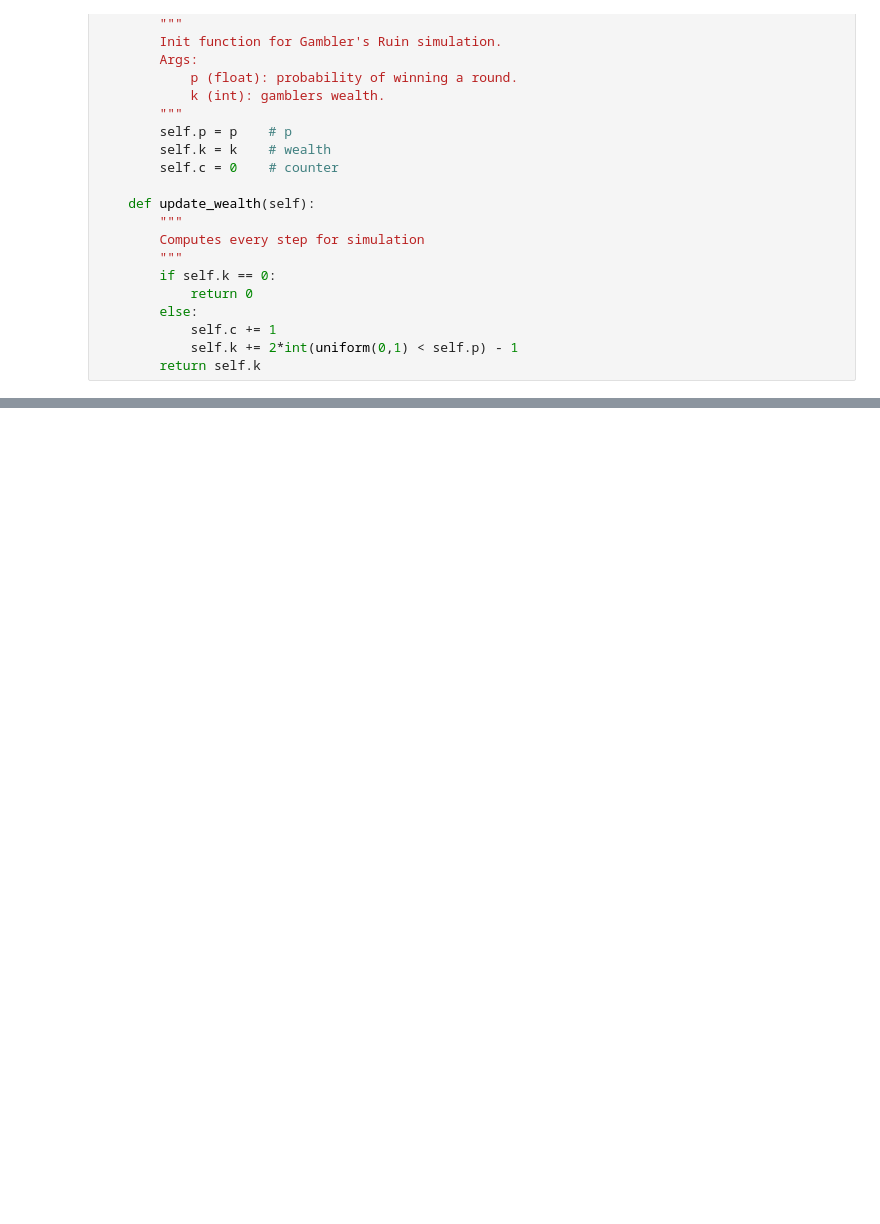
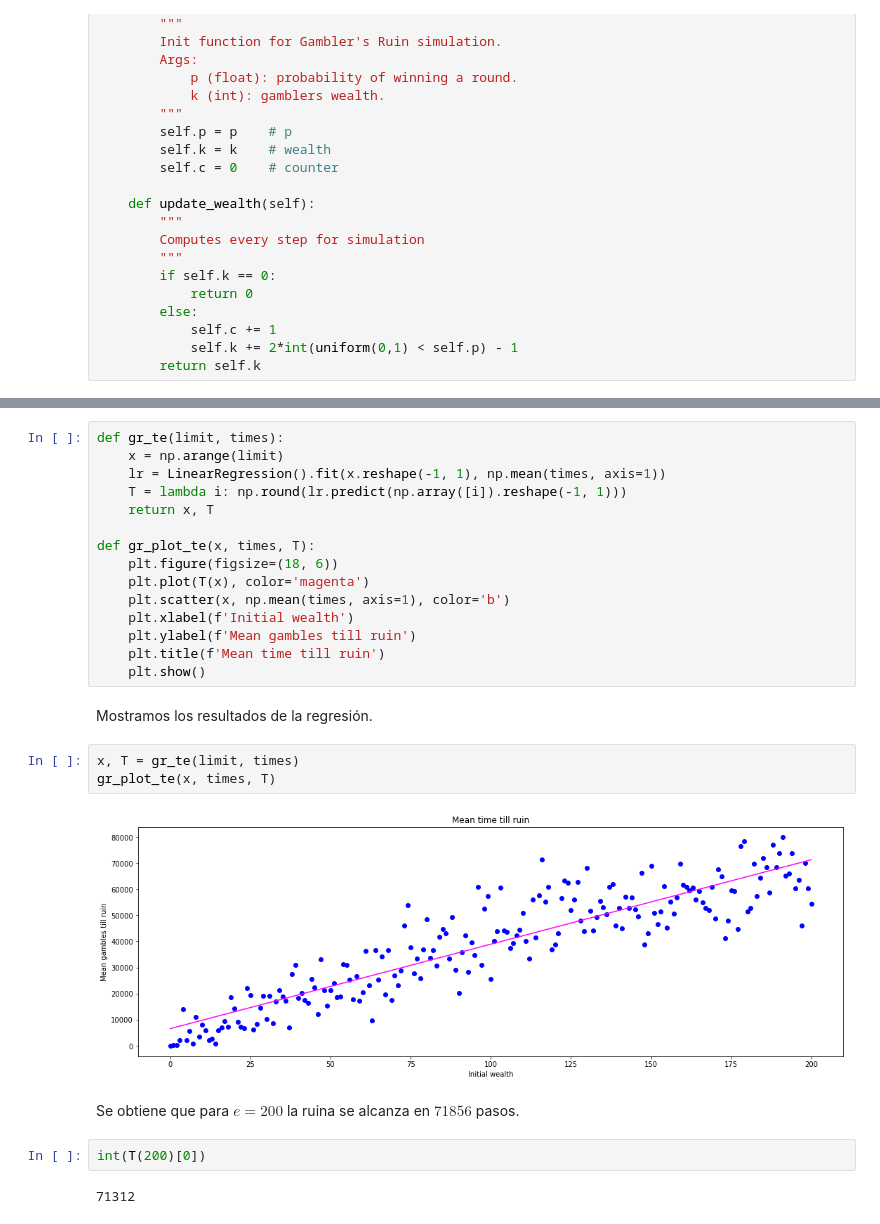
Before and after one commit to glorelvalle/g-mucd, a Jupyter notebook: pe/entrega2/pe_final_discrete_time_valle.ipynb, the cells around one changed output, grey strips where cells are left out. Drawn from its saved outputs; the diff is of its cells as text; blank space fills up the shorter version.

```diff
--- a/pe/entrega2/pe_final_discrete_time_valle.ipynb
+++ b/pe/entrega2/pe_final_discrete_time_valle.ipynb
@@ -76,0 +119,28 @@ Text(0.5, 0.98, 'Mean and variance analysis')
+# %%
+def gr_te(limit, times):
+    x = np.arange(limit)
+    lr = LinearRegression().fit(x.reshape(-1, 1), np.mean(times, axis=1))
+    T = lambda i: np.round(lr.predict(np.array([i]).reshape(-1, 1)))
+    return x, T
+
+def gr_plot_te(x, times, T):
+    plt.figure(figsize=(18, 6))
+    plt.plot(T(x), color='magenta')
+    plt.scatter(x, np.mean(times, axis=1), color='b')
+    plt.xlabel(f'Initial wealth')
+    plt.ylabel(f'Mean gambles till ruin')
+    plt.title(f'Mean time till ruin')
+    plt.show()
+# %% [markdown]
+Mostramos los resultados de la regresión.
+# %%
+x, T = gr_te(limit, times)
+gr_plot_te(x, times, T)
+# %% [output]
+[figure, added]
+# %% [markdown]
+Se obtiene que para $e=200$ la ruina se alcanza en $71856$ pasos.
+# %%
+int(T(200)[0])
+# %% [output]
+71312
```
Also changed, not shown: parts of 22 cells of this notebook, 1 other file.
